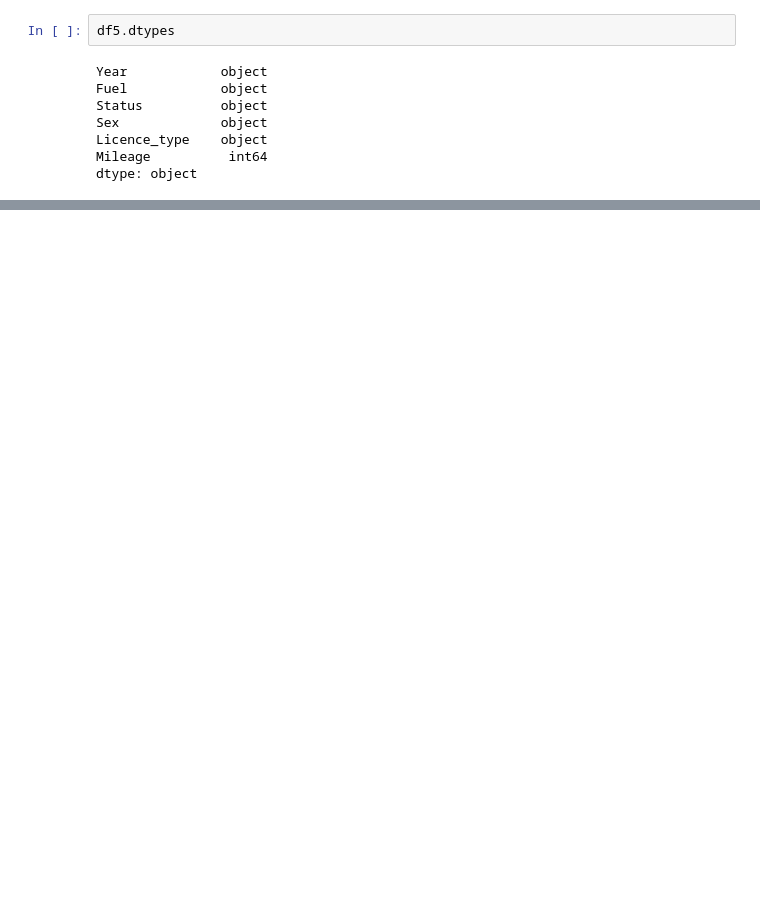
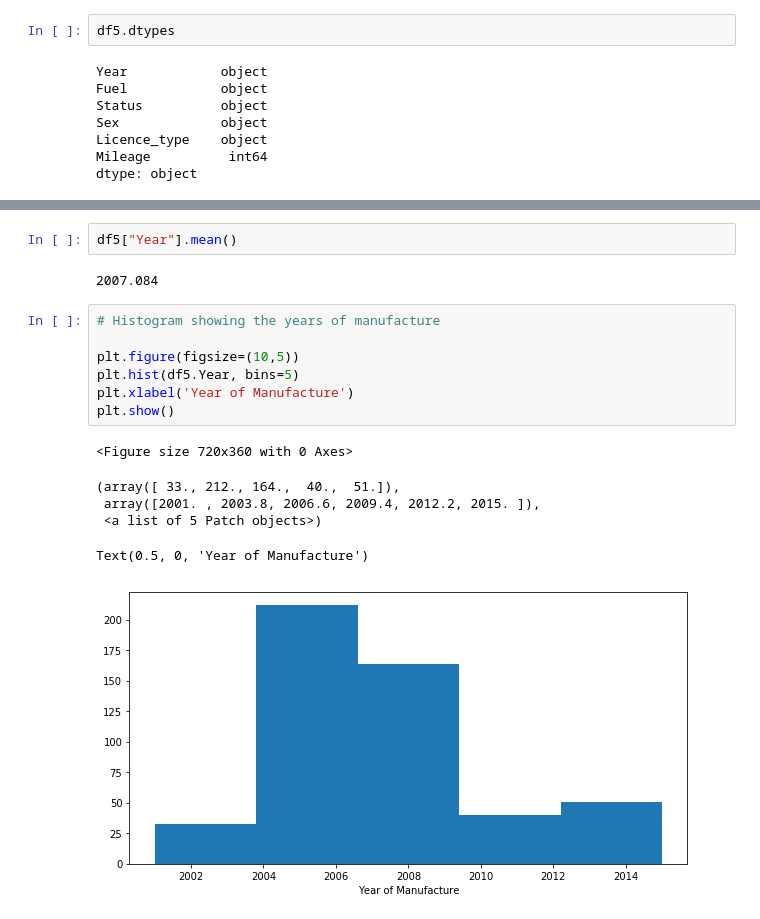
Before and after one commit to bexiturley/Programming-for-Data-Analysis-Project-2019, a Jupyter notebook: begin again.ipynb, the cells around one changed output, grey strips where cells are left out. Saved outputs shown, nothing was run; the diff lists cells and outputs as text; blank space fills up the shorter version.

```diff
--- a/begin again.ipynb
+++ b/begin again.ipynb
@@ -537,3 +536,21 @@ Text(0, 0.5, 'No. of Units')
+# %%
+df5["Year"].mean()
+# %% [output]
+2007.084
+# %%
+# Histogram showing the years of manufacture
+
+plt.figure(figsize=(10,5))
+plt.hist(df5.Year, bins=5)
+plt.xlabel('Year of Manufacture')
+plt.show()
+# %% [output]
+<Figure size 720x360 with 0 Axes>
+(array([ 33., 212., 164.,  40.,  51.]),
+ array([2001. , 2003.8, 2006.6, 2009.4, 2012.2, 2015. ]),
+ <a list of 5 Patch objects>)
+Text(0.5, 0, 'Year of Manufacture')
+[figure, added]
 # %%
 
 # A KDE plot is a lot like a histogram, it estimates the probability density of a continuous variable.
```
Also changed, not shown: parts of 28 cells of this notebook.
